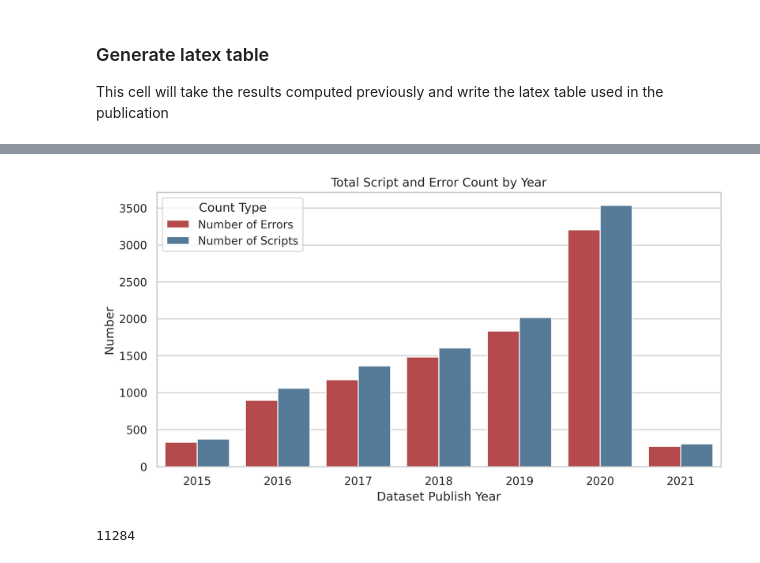
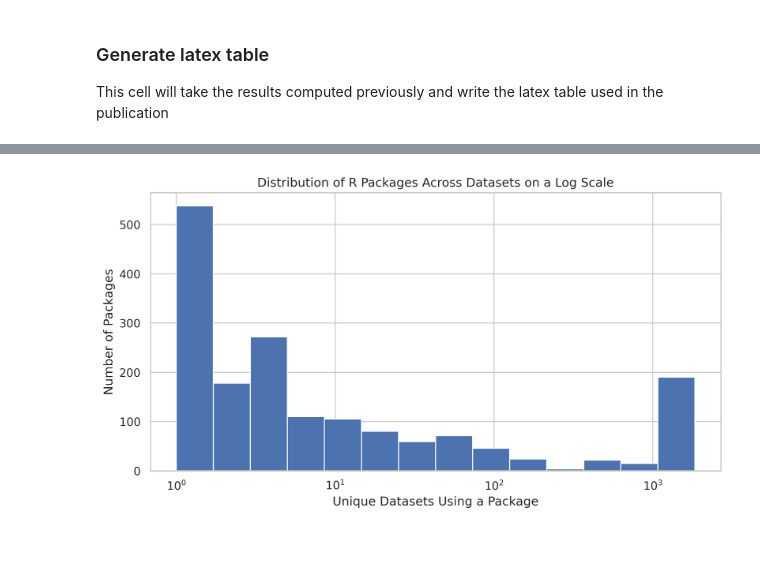
Before and after one commit to jwons/raas-eval, a Jupyter notebook: scripts/create_all_figures_and_tables.ipynb, the cells around one changed output, grey strips where cells are left out. Drawn from its saved outputs; the diff is of its cells as text; code cells hidden in the pictures.

```diff
--- a/scripts/create_all_figures_and_tables.ipynb
+++ b/scripts/create_all_figures_and_tables.ipynb
@@ -320,0 +423,8 @@ write_tex_from_df("subject_breakdown.tex", subject_breakdown_df)
+# %%
+subject_err_df = pd.DataFrame(columns=["Subject", "is_error"])
+
+for _, row in subject_breakdown_df.iterrows():
+    num_err = int(row["Total Error Files"])
+    num_suc = int(row["Total Files"] - row["Total Error Files"])
+    subject_err_df = subject_err_df.append(([pd.DataFrame({"Subject" : [row["Subject"]], "is_error": [0]})] * num_suc))
+    subject_err_df = subject_err_df.append(([pd.DataFrame({"Subject" : [row["Subject"]], "is_error": [1]})] * num_err))
@@ -446,0 +640,14 @@ write_tex_from_df("raas_error_data.tex", raas_error_data_df)
+# %%
+libraries
+
+libraries_df = pd.DataFrame({"R Packages": list(libraries.keys()), "Times Package Used" : list(libraries.values())})
+libraries_df = libraries_df.sort_values(by='Times Package Used', ascending = False)
+libraries_df = libraries_df.reset_index()[["R Packages", "Times Package Used"]]
+
+print(libraries_df)
+
+times_libraries_used_df = libraries_df.groupby("Times Package Used").count()
+times_libraries_used_df.columns = ["Count"]
+
+#[times_libraries_used_df["Count"].select(0, 4),times_libraries_used_df["Count"].select(4, 26), times_libraries_used_df["Count"].select(26, 1843)]
+libraries_df.describe()
@@ -447,30 +678,20 @@ write_tex_from_df("raas_error_data.tex", raas_error_data_df)
 # %%
-year_breakdown_df.columns = ["Year", "Number of Scripts", "Number of Errors", "Error Rate"]
 year_melted_df = year_breakdown_df[["Year", "Number of Errors", "Number of Scripts"]]\
     .loc[year_breakdown_df['Year'].isin(["2015", "2016", "2017", "2018", "2019", "2020", "2021"])]\
     .melt(id_vars='Year').rename(columns=str.title)
 year_melted_df.columns = ["Year", "Count Type", "Count"]
+
+
 plt.figure(figsize=(10, 5), dpi=300)
 sns.set(color_codes=True)
 sns.set_style("whitegrid")
 sns.set_context("notebook")
-ax = sns.barplot(x="Year", y="Count", hue="Count Type", data=year_melted_df, palette=sns.color_palette("Set1", n_colors=2, desat=.7))
-ax.set_title('Total Script and Error Count by Year')
-ax.set_xlabel("Dataset Publish Year")
-ax.set_ylabel("Number")
-#plt.show()
-plt.savefig('../results/error_count_by_year.pdf', format="pdf")
+#ax = sns.lineplot(x="Times Package Used", y="Count", data=times_libraries_used_df, palette=sns.color_palette("Set1", desat=.7))
+ax = sns.histplot(x="Times Package Used", data=libraries_df, palette=sns.color_palette("Set1", desat=.7), alpha = 1,  stat= "count", log_scale = True)
+#ax = sns.displot(x="Times Package Used", y="Count", data=times_libraries_used_df, palette=sns.color_palette("Set1", desat=.7), alpha = 1)
+ax.set_title('Distribution of R Packages Across Datasets on a Log Scale')
+ax.set_xlabel("Unique Datasets Using a Package")
+ax.set_ylabel("Number of Packages")
+plt.savefig('../results/package_distribution.pdf', format="pdf")
 # %% [output]
-[figure, old version]
+[figure, new version]
-# %%
-subject_err_df = pd.DataFrame(columns=["Subject", "is_error"])
-
-for _, row in subject_breakdown_plot_df.iterrows():
-    num_err = int(row["Total Error Files"])
-    num_suc = int(row["Total Files"] - row["Total Error Files"])
-    subject_err_df = subject_err_df.append(([pd.DataFrame({"Subject" : [row["Subject"]], "is_error": [0]})] * num_suc))
-    subject_err_df = subject_err_df.append(([pd.DataFrame({"Subject" : [row["Subject"]], "is_error": [1]})] * num_err))
-
-print(len(subject_err_df.index))
-# %% [output]
-11284
```
Also changed, not shown: parts of 22 cells of this notebook, 17 other files.
